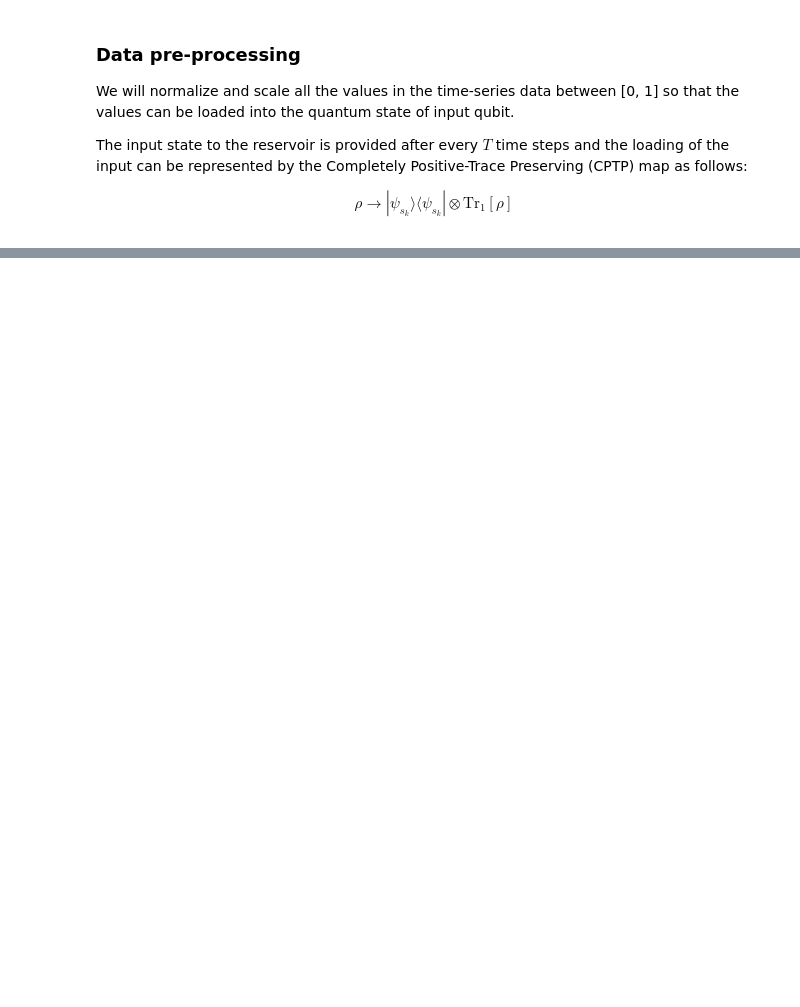
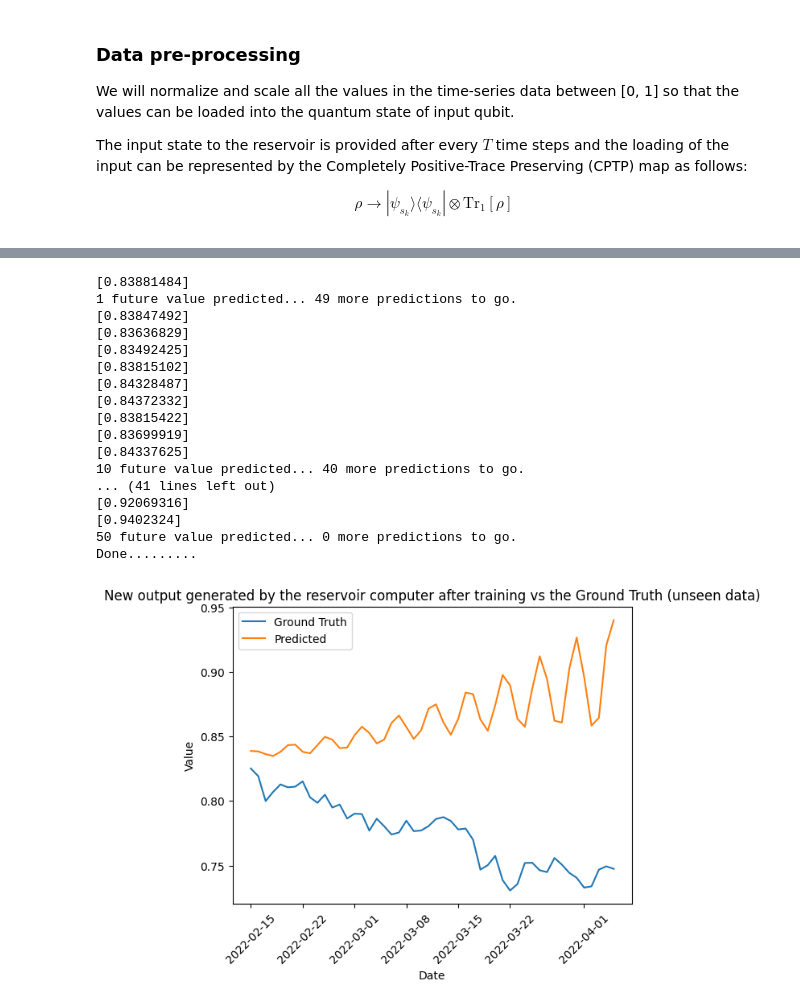
Before and after one commit to adarsh1chand/Quantum-Reservoir_Computing, a Jupyter notebook: Quantum_Reservoir_Computing.ipynb, the cells around one changed output, grey strips where cells are left out. Saved outputs shown, nothing was run; the diff lists cells and outputs as text; code cells hidden in the pictures; blank space fills up the shorter version.

```diff
--- a/Quantum_Reservoir_Computing.ipynb
+++ b/Quantum_Reservoir_Computing.ipynb
@@ -276,13 +387,35 @@ plt.show()
 # %%
-y_pred = QRC_predict(X = [values[1000]],
-                    num_steps_in_future = 200,
-                    memory = memory,
-                    model = model, train = False)
-plt.plot(dates[1001 : 1201], values[1001: 1201])
-plt.plot(dates[1001 : 1201], y_pred)
+start = 1500
+num = 50
+y_pred = QRC_predict(X = history[start],
+                    num_steps_in_future = num,
+                    memory = None,
+                    model = model,
+                    train = False)
+plt.plot(truth_dates[start : start + num], truth_values[start : start + num])
+plt.plot(truth_dates[start : start + num], y_pred[0])
 plt.xlabel('Date')
 plt.ylabel('Value')
 plt.xticks(rotation = 45)
 plt.legend(['Ground Truth', 'Predicted'])
 plt.title('New output generated by the reservoir computer after training vs the Ground Truth (unseen data)')
 plt.show()
+# %% [output]
+[0.83881484]
+1 future value predicted... 49 more predictions to go.
+[0.83847492]
+[0.83636829]
+[0.83492425]
+[0.83815102]
+[0.84328487]
+[0.84372332]
+[0.83815422]
+[0.83699919]
+[0.84337625]
+10 future value predicted... 40 more predictions to go.
+... (41 lines left out)
+[0.92069316]
+[0.9402324]
+50 future value predicted... 0 more predictions to go.
+Done.........
+[figure, added]
```
Also changed, not shown: parts of 22 cells of this notebook.
